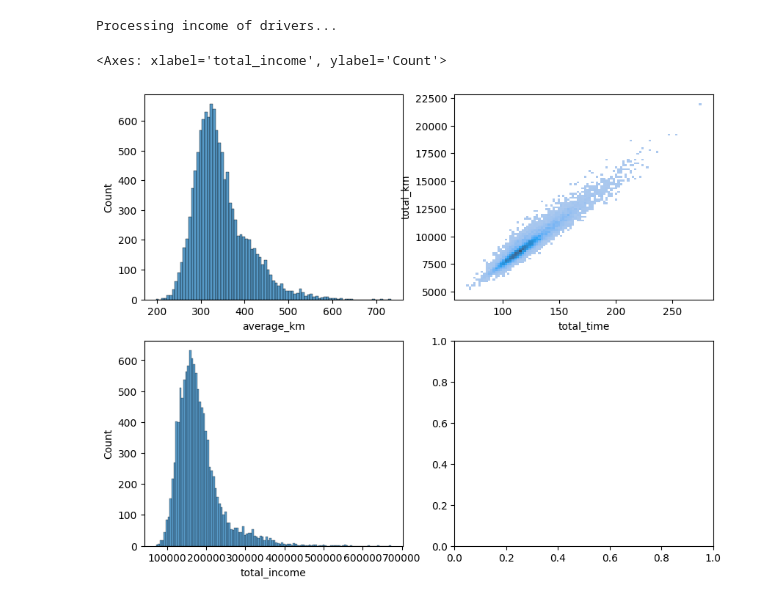
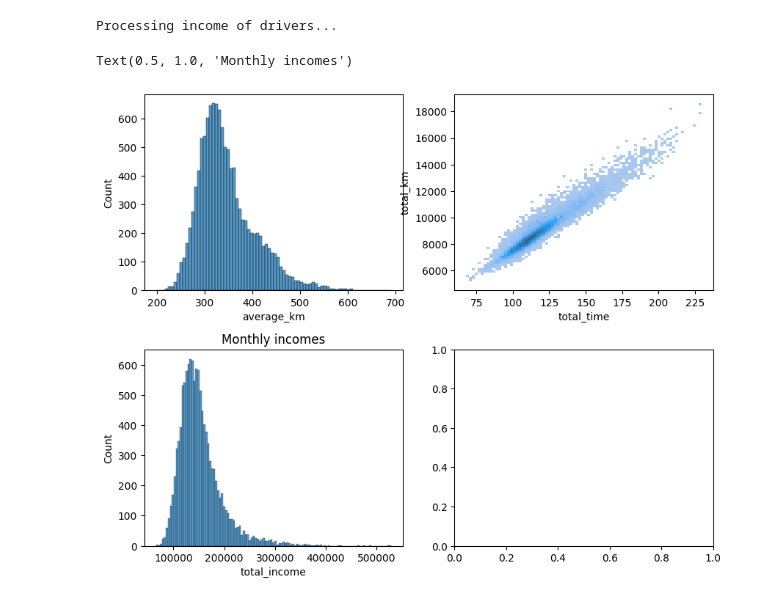
Before and after one commit to ronTohar1/CV_training, a Jupyter notebook: basic/python/Basic - Azrieli & Sons data/project_files/fix_data.ipynb, the cells around one changed output. Cells and saved outputs as stored; diff of their text form; code cells hidden in the pictures.

```diff
--- a/basic/python/Basic - Azrieli & Sons data/project_files/fix_data.ipynb
+++ b/basic/python/Basic - Azrieli & Sons data/project_files/fix_data.ipynb
@@ -44,7 +44,7 @@ def preprocess_drivers(drivers: pd.DataFrame, copy=False) -> pd.DataFrame:
 def preprocess_taarif(taarif_df: pd.DataFrame, copy=False) -> pd.DataFrame:
     df = taarif_df
     if copy:
-        df = new_drivers.copy()
+        df = taarif_df.copy()
 
     customers_mapping = {
             "dbs" : "yes",
@@ -61,8 +61,11 @@ def preprocess_taarif(taarif_df: pd.DataFrame, copy=False) -> pd.DataFrame:
         # Append the modified row to the DataFrame
         df = pd.concat([df,pd.DataFrame(new_row)], ignore_index=True)
 
+    missing_taarif = ["electricity", "bituch_leumi"]
+
+    mean_values = df.drop(columns=["customer"])[df.columns[1:]].mean().values
+    df.loc[df["customer"].isin(missing_taarif), df.columns[1:]] = mean_values
     return df
-
 
 # Concat the two tables of drivers with and without kviut
 def concat_drivers_tables(new_drivers, drivers_with_kviut):
@@ -228,7 +231,7 @@ def create_trips_df(trip_files):
 
     trips_df.loc[(trips_df["start_time"].isna()) & (trips_df["end_time"].isna()),"start_time"] = sunday_morning
 
-    return trips_df
+    return trips_df.drop_duplicates()
 # %%
 trip_files = get_trip_files("../files/trips_data", limit=None)
 # %% [output]
@@ -518,14 +507,15 @@ Try using .loc[row_indexer,col_indexer] = value instead
 See the caveats in the documentation: https://pandas.pydata.org/pandas-docs/stable/user_guide/indexing.html#returning-a-view-versus-a-copy
   outliers_slow["predicted_kph"] = outliers_slow_kph
 # %%
-table = create_main_table(trips_df)
+table = create_main_table(trips_df.drop_duplicates())
 # %% [output]
 Processing income of drivers...
 # %%
 fig, axes = plt.subplots(2, 2, figsize=(10, 8))  # 2 rows, 1 column
+fig.subplots_adjust(hspace=0.3)
 sns.histplot(data=table,x="average_km", ax=axes[0,0])
 sns.histplot(data=table,y="total_km",x="total_time",ax=axes[0,1])
-sns.histplot(x="total_income", data=table, ax=axes[1,0])
+sns.histplot(x="total_income", data=table, ax=axes[1,0]).set_title("Monthly incomes")
 # %% [output]
-<Axes: xlabel='total_income', ylabel='Count'>
+Text(0.5, 1.0, 'Monthly incomes')
-[figure, old version]
+[figure, new version]
```
Also changed, not shown: parts of 6 cells of this notebook, 5 other files.
